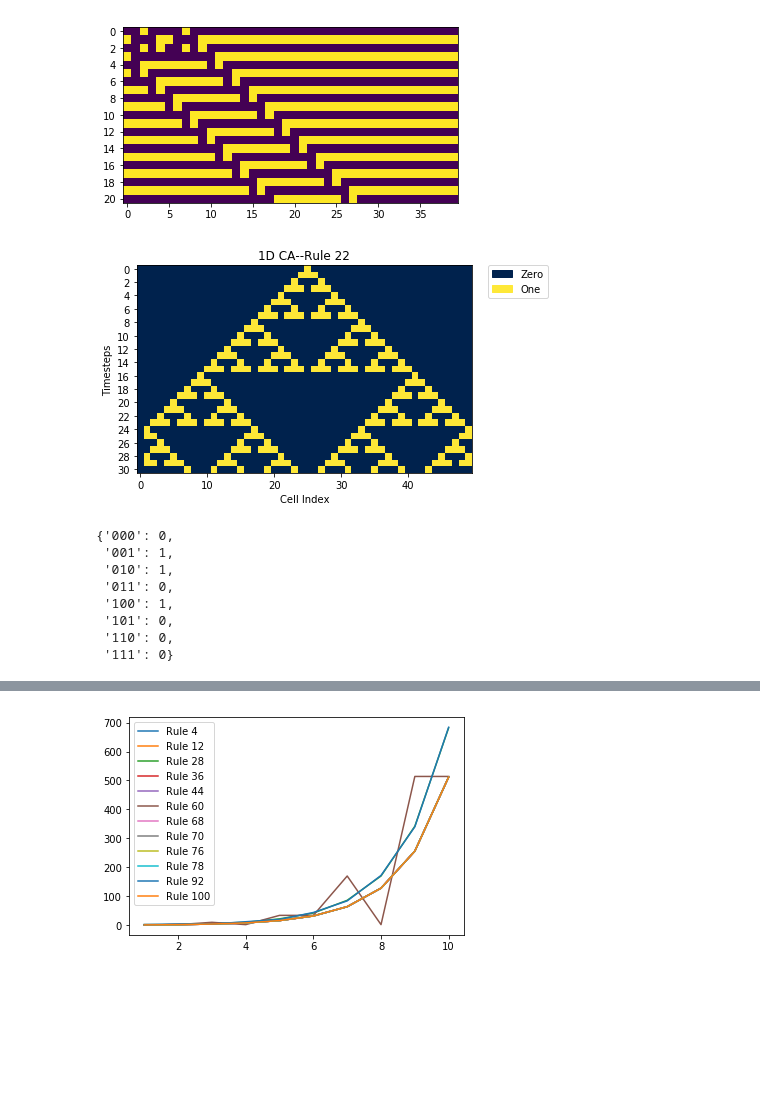
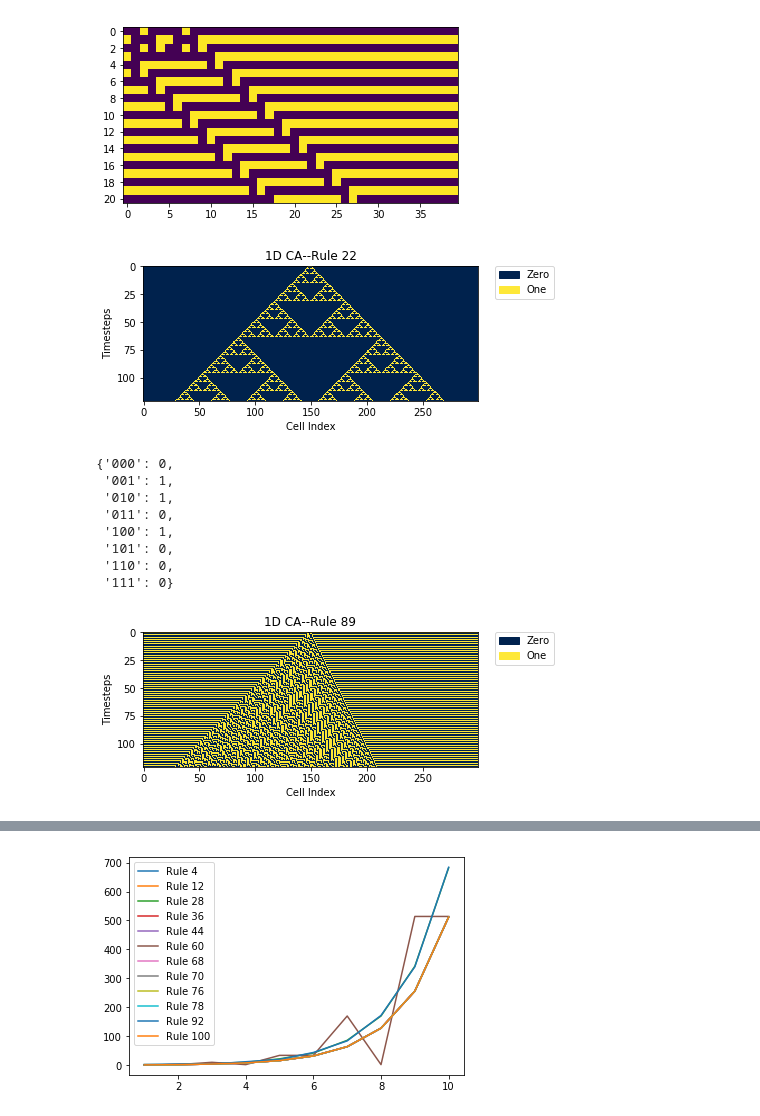
Before and after one commit to hcmoore745/PHYS-250-Poster, a Jupyter notebook: Cellular Automata Exploration.ipynb, the cells around one changed output, grey strips where cells are left out. Saved outputs shown, nothing was run; the diff lists cells and outputs as text; code cells hidden in the pictures; blank space fills up the shorter version.

```diff
--- a/Cellular Automata Exploration.ipynb
+++ b/Cellular Automata Exploration.ipynb
@@ -149,11 +152,11 @@ def plot_1d_CA(grid, int_rule, n_steps, sequence_start = None, just_sequence = F
             sequence.append(count)
         return sequence
 # %%
-z = create_1d_grid(50)
-z[25] = 1
-plot_1d_CA(z, 22, 30)
+z = create_1d_grid(300)
+z[149] = 1
+plot_1d_CA(z, 22, 120)
 # %% [output]
-[figure, old version]
+[figure, new version]
 # %%
 rule(22)     #By looking at rule 22, we can see why the above pattern has a large void where it does;
              #in that row, between the leftmost and rightmost one values, there are no
@@ -168,6 +171,12 @@ rule(22)     #By looking at rule 22, we can see why the above pattern has a larg
  '101': 0,
  '110': 0,
  '111': 0}
+# %%
+z = create_1d_grid(300)
+z[149] = 1
+plot_1d_CA(z, 89, 120)
+# %% [output]
+[figure, added]
 # %%
 #Have now added a sequence output to the plot function which converts sets of cells to integers beginning at a
 #specified starting position (where 1 cell 'on' initially)
```
Also changed, not shown: parts of 19 cells of this notebook, 43 other files.
